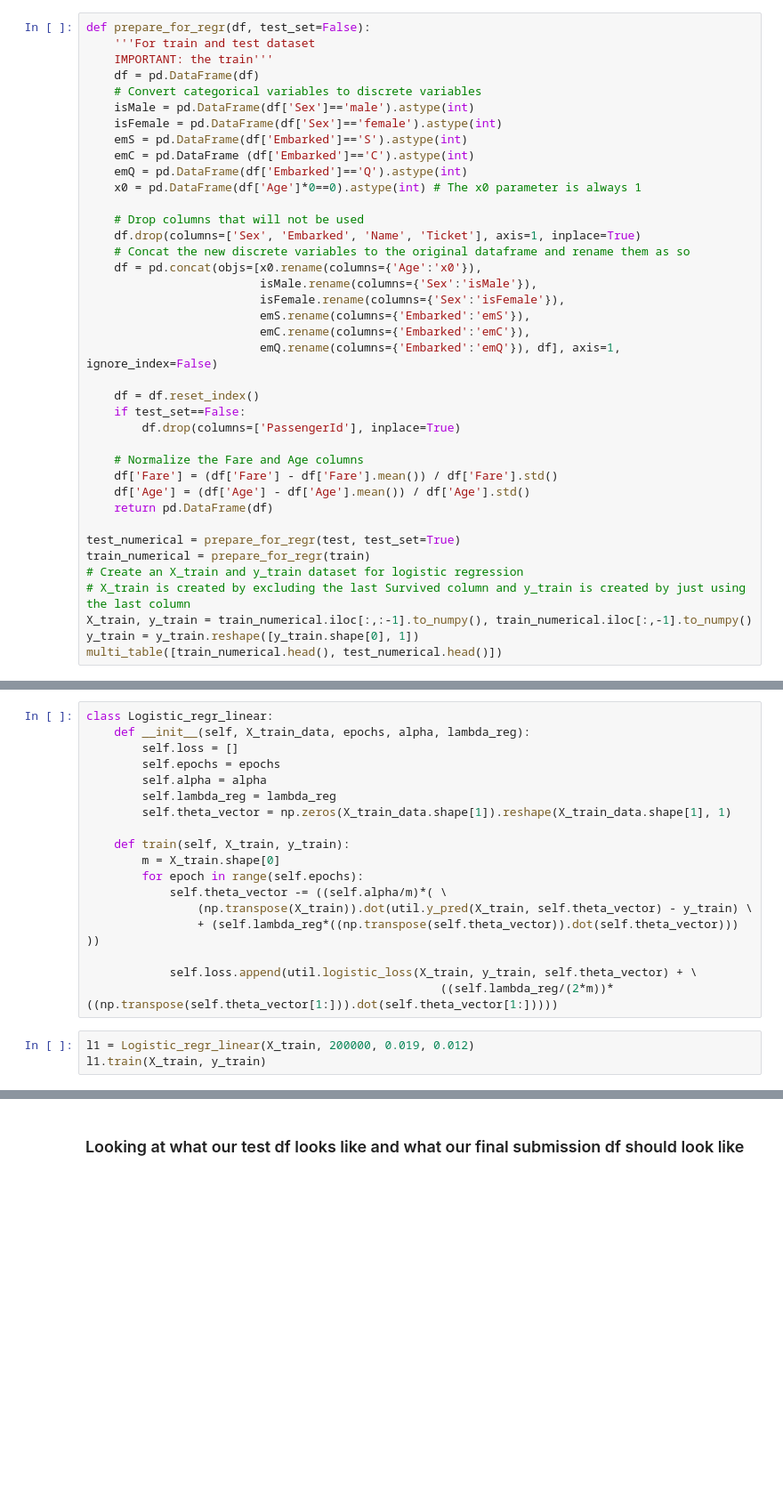
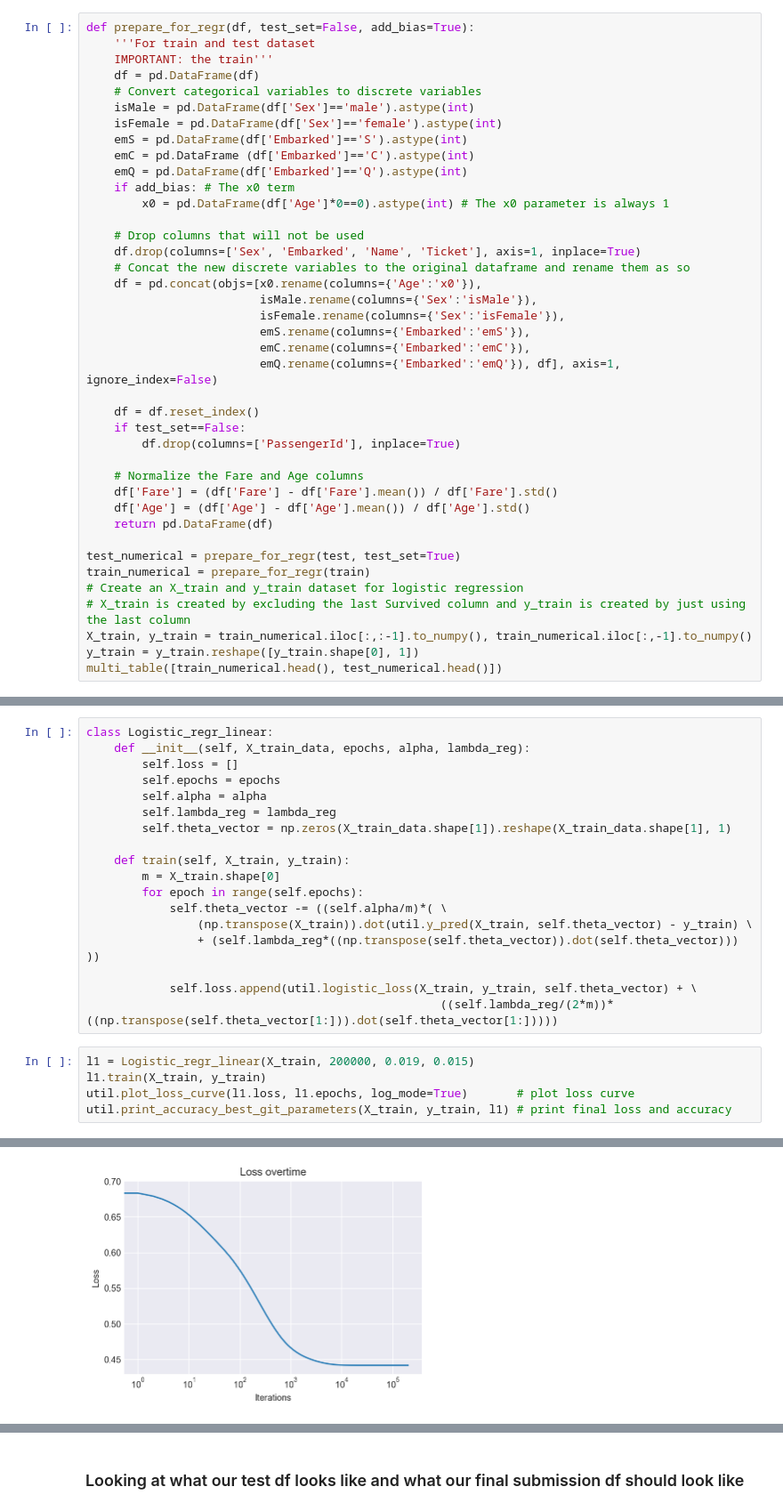
Before and after one commit to SamSamhuns/kaggle_competition_titanic, a Jupyter notebook: titanic_survival_logistic_regr.ipynb, the cells around one changed output, grey strips where cells are left out. Shown at 89% size. Cells and saved outputs as stored; diff of their text form; blank space fills up the shorter version.

```diff
--- a/titanic_survival_logistic_regr.ipynb
+++ b/titanic_survival_logistic_regr.ipynb
@@ -268,7 +263,7 @@ multi_table([train.head(), test.head()])
 # %% [markdown]
 Now we convert the categorical variables (`Sex`, `Embarked`) into four dummy discrete variables `isMale`, `isFemale`, `emS`, `emC`, and `emQ`.
 # %%
-def prepare_for_regr(df, test_set=False):
+def prepare_for_regr(df, test_set=False, add_bias=True):
     '''For train and test dataset
     IMPORTANT: the train'''
     df = pd.DataFrame(df)
@@ -278,7 +273,8 @@ def prepare_for_regr(df, test_set=False):
     emS = pd.DataFrame(df['Embarked']=='S').astype(int)
     emC = pd.DataFrame (df['Embarked']=='C').astype(int)
     emQ = pd.DataFrame(df['Embarked']=='Q').astype(int)
-    x0 = pd.DataFrame(df['Age']*0==0).astype(int) # The x0 parameter is always 1
+    if add_bias: # The x0 term
+        x0 = pd.DataFrame(df['Age']*0==0).astype(int) # The x0 parameter is always 1
 
     # Drop columns that will not be used
     df.drop(columns=['Sex', 'Embarked', 'Name', 'Ticket'], axis=1, inplace=True)
@@ -332,5 +328,8 @@ class Logistic_regr_linear:
             self.loss.append(util.logistic_loss(X_train, y_train, self.theta_vector) + \
                                                    ((self.lambda_reg/(2*m))*((np.transpose(self.theta_vector[1:])).dot(self.theta_vector[1:]))))
 # %%
-l1 = Logistic_regr_linear(X_train, 200000, 0.019, 0.012)
+l1 = Logistic_regr_linear(X_train, 200000, 0.019, 0.015)
 l1.train(X_train, y_train)
+util.plot_loss_curve(l1.loss, l1.epochs, log_mode=True)       # plot loss curve
+util.print_accuracy_best_git_parameters(X_train, y_train, l1) # print final loss and accuracy
+# %% [output]
@@ -336,0 +340 @@ l1.train(X_train, y_train)
+[figure, added]
```
Also changed, not shown: parts of 13 cells of this notebook, 1 other file.
